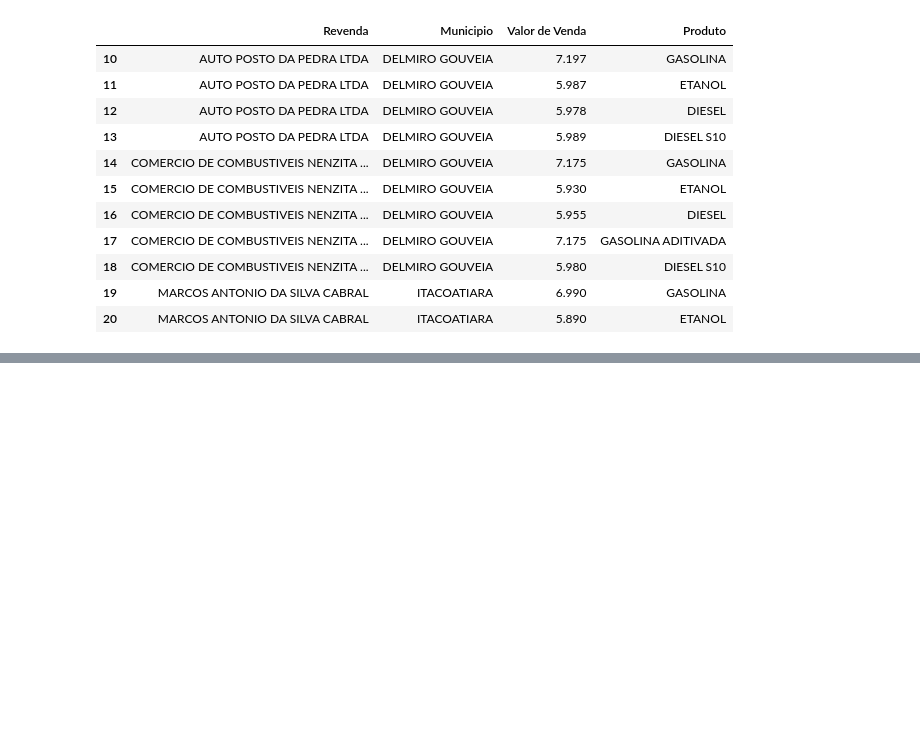
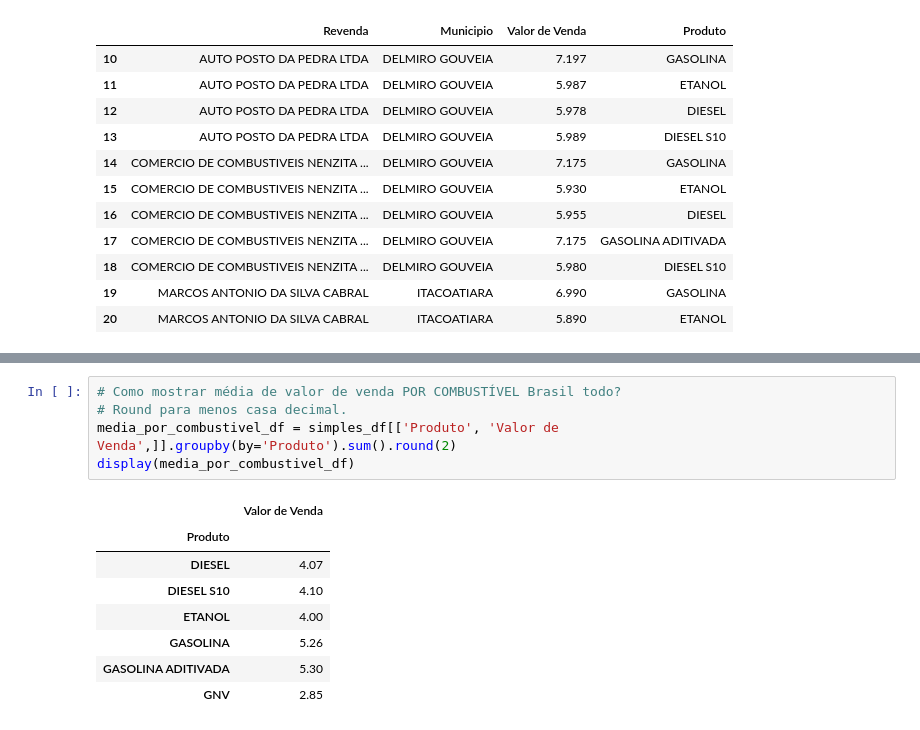
Before and after one commit to BrennoPereira/CursoDeExtens-oPythonPandas2023-1, a Jupyter notebook: Primeiro_Exemplo_em_Pandas.ipynb, the cells around one changed output, grey strips where cells are left out. Cells and saved outputs as stored; diff of their text form; blank space fills up the shorter version.

```diff
--- a/Primeiro_Exemplo_em_Pandas.ipynb
+++ b/Primeiro_Exemplo_em_Pandas.ipynb
@@ -211,0 +288,14 @@ dtype: object
+# %%
+# Como mostrar média de valor de venda POR COMBUSTÍVEL Brasil todo?
+# Round para menos casa decimal.
+media_por_combustivel_df = simples_df[['Produto', 'Valor de Venda',]].groupby(by='Produto').sum().round(2)
+display(media_por_combustivel_df)
+# %% [output]
+|  | Valor de Venda |
+| Produto |  |
+| DIESEL | 4.07 |
+| DIESEL S10 | 4.10 |
+| ETANOL | 4.00 |
+| GASOLINA | 5.26 |
+| GASOLINA ADITIVADA | 5.30 |
+| GNV | 2.85 |
```
Also changed, not shown: parts of 12 cells of this notebook.
